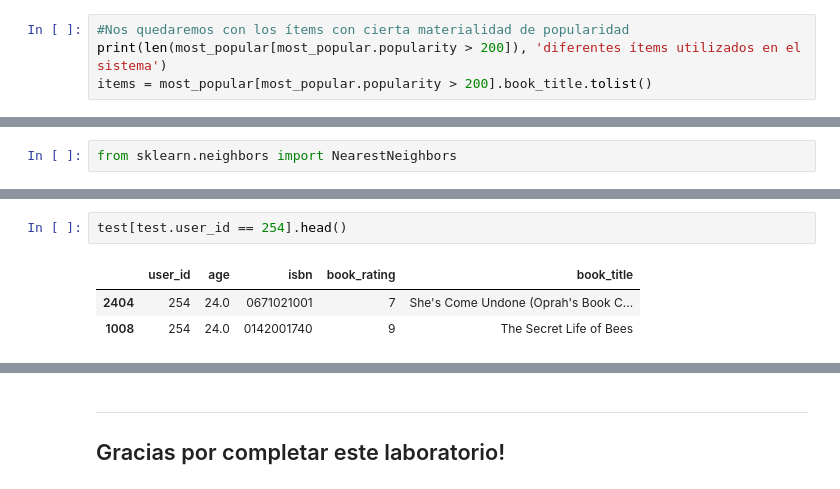
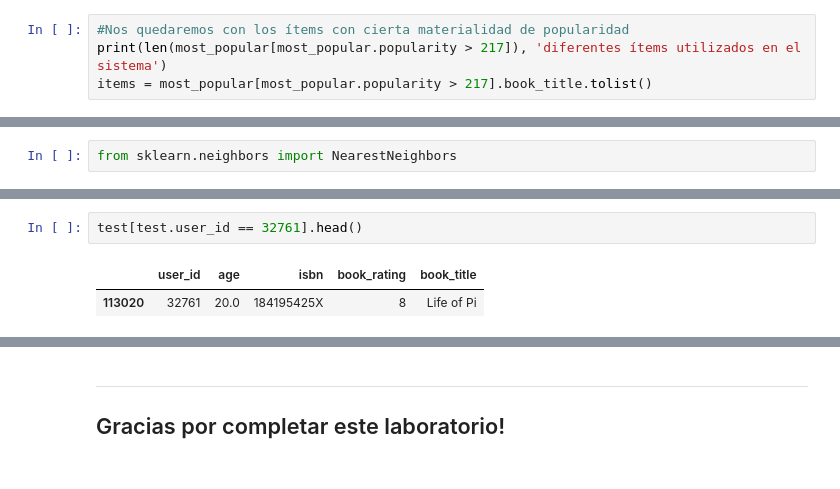
Before and after one commit to JCaballerot/Recommender-Systems, a Jupyter notebook: K_Nearest_Neighbors_Recommender/Book_Crossing_KNN.ipynb, the cells around one changed output, grey strips where cells are left out. Saved outputs shown, nothing was run; the diff lists cells and outputs as text.

```diff
--- a/K_Nearest_Neighbors_Recommender/Book_Crossing_KNN.ipynb
+++ b/K_Nearest_Neighbors_Recommender/Book_Crossing_KNN.ipynb
@@ -235,5 +247,5 @@ most_popular.sort_values(by = 'popularity', ascending = False, inplace = True)
 print(len(most_popular), 'diferentes ítems en el sistema')
 # %%
 #Nos quedaremos con los ítems con cierta materialidad de popularidad
-print(len(most_popular[most_popular.popularity > 200]), 'diferentes ítems utilizados en el sistema')
-items = most_popular[most_popular.popularity > 200].book_title.tolist()
+print(len(most_popular[most_popular.popularity > 217]), 'diferentes ítems utilizados en el sistema')
+items = most_popular[most_popular.popularity > 217].book_title.tolist()
@@ -365,6 +439,5 @@ len(test)
 # %%
-test[test.user_id == 254].head()
+test[test.user_id == 32761].head()
 # %% [output]
 |  | user_id | age | isbn | book_rating | book_title |
-| 2404 | 254 | 24.0 | 0671021001 | 7 | She's Come Undone (Oprah's Book C... |
-| 1008 | 254 | 24.0 | 0142001740 | 9 | The Secret Life of Bees |
+| 113020 | 32761 | 20.0 | 184195425X | 8 | Life of Pi |
```
Also changed, not shown: parts of 21 cells of this notebook.
